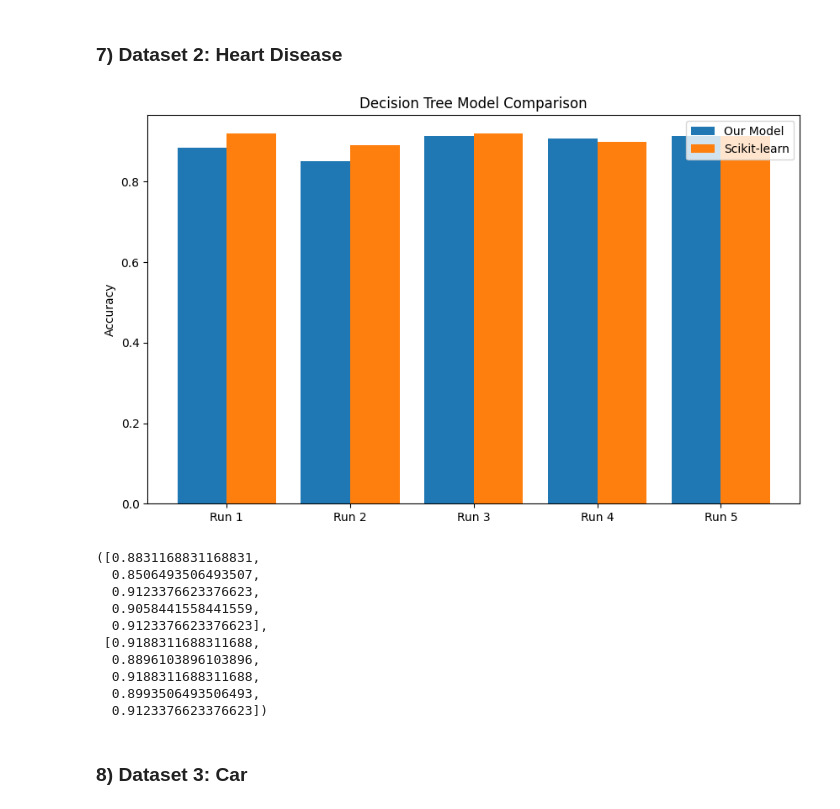
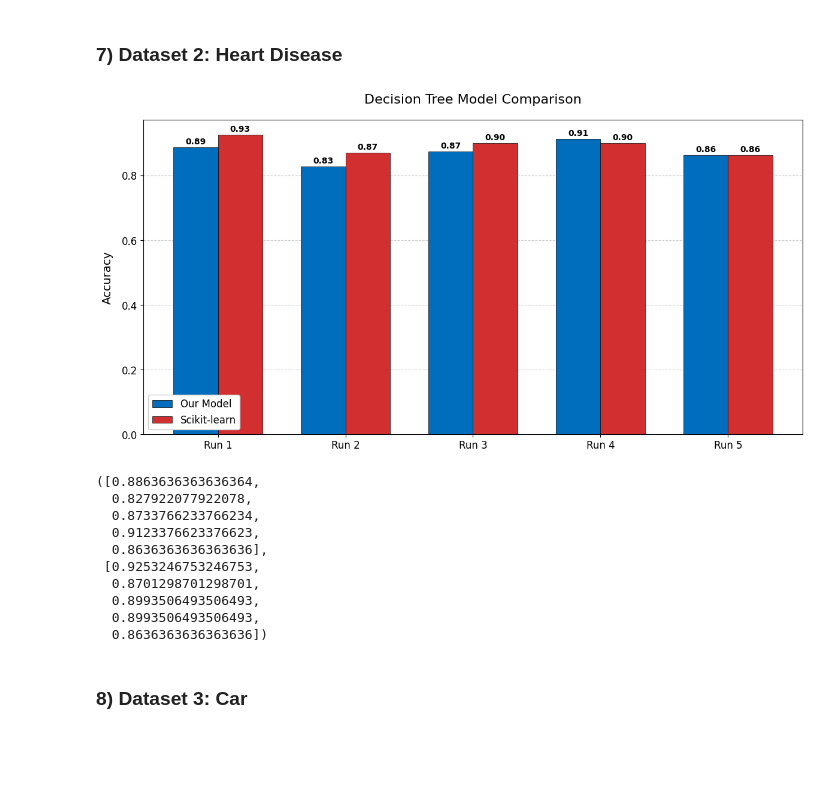
Before and after one commit to Aurelien3006/ML-Assignment-2, a Jupyter notebook: ML-Assignment 2 - Aurélien Broncard Edgar Maurel.ipynb, the cells around one changed output. Cells and saved outputs as stored; diff of their text form; code cells hidden in the pictures; blank space fills up the shorter version.

Commit message:
Better plot styling for decision tree comparison and changes in th function to compare models.

```diff
--- a/ML-Assignment 2 - Aurélien Broncard Edgar Maurel.ipynb
+++ b/ML-Assignment 2 - Aurélien Broncard Edgar Maurel.ipynb
@@ -240,21 +172,11 @@ def split_data(data, feature_idx, threshold):
 Finally, when we have grown our tree, we would like to use it for prediction. When using the tree for prediction, we traverse the tree for each datapoint untill we land in a leaf node.
 # %%
 def predict_with_tree(tree, data_point):
-    """
-    Predict the class for a data point using the decision tree.
-
-    Args:
-        tree: The decision tree (nested dictionary).
-        data_point: A single data point (features only, no target).
-
-    Returns:
-        The predicted class.
-    """
-    if isinstance(tree, dict):  # Decision node
+    if isinstance(tree, dict):
         feature_idx = tree['feature']
         threshold = tree['threshold']
 
-        if is_categorical(feature_idx, np.zeros((1, data_point.shape[0] + 1))):  # Dummy data for is_categorical
+        if is_categorical(feature_idx, np.zeros((1, data_point.shape[0] + 1))):  # Dummy
             if data_point[feature_idx] == threshold:
                 return predict_with_tree(tree['left'], data_point)
             else:
@@ -364,22 +299,19 @@ compare_decision_tree_models(X_wine, y_wine, max_depth=5)
 # %%
 data_heart = pd.read_csv("heart.csv").to_numpy()
 
-X_heart = data_heart[:, :-1]
-y_heart = data_heart[:, -1]
-
-compare_decision_tree_models(X_heart, y_heart, max_depth=5)
+compare_decision_tree_models(data_heart, max_depth=5)
 # %% [output]
-[figure, old version]
+[figure, new version]
-([0.8831168831168831,
-  0.8506493506493507,
+([0.8863636363636364,
+  0.827922077922078,
+  0.8733766233766234,
   0.9123376623376623,
-  0.9058441558441559,
-  0.9123376623376623],
- [0.9188311688311688,
-  0.8896103896103896,
-  0.9188311688311688,
+  0.8636363636363636],
+ [0.9253246753246753,
+  0.8701298701298701,
   0.8993506493506493,
-  0.9123376623376623])
+  0.8993506493506493,
+  0.8636363636363636])
 # %% [markdown]
 ### 8) Dataset 3: Car
 # %%
```
Also changed, not shown: parts of 10 cells of this notebook.
